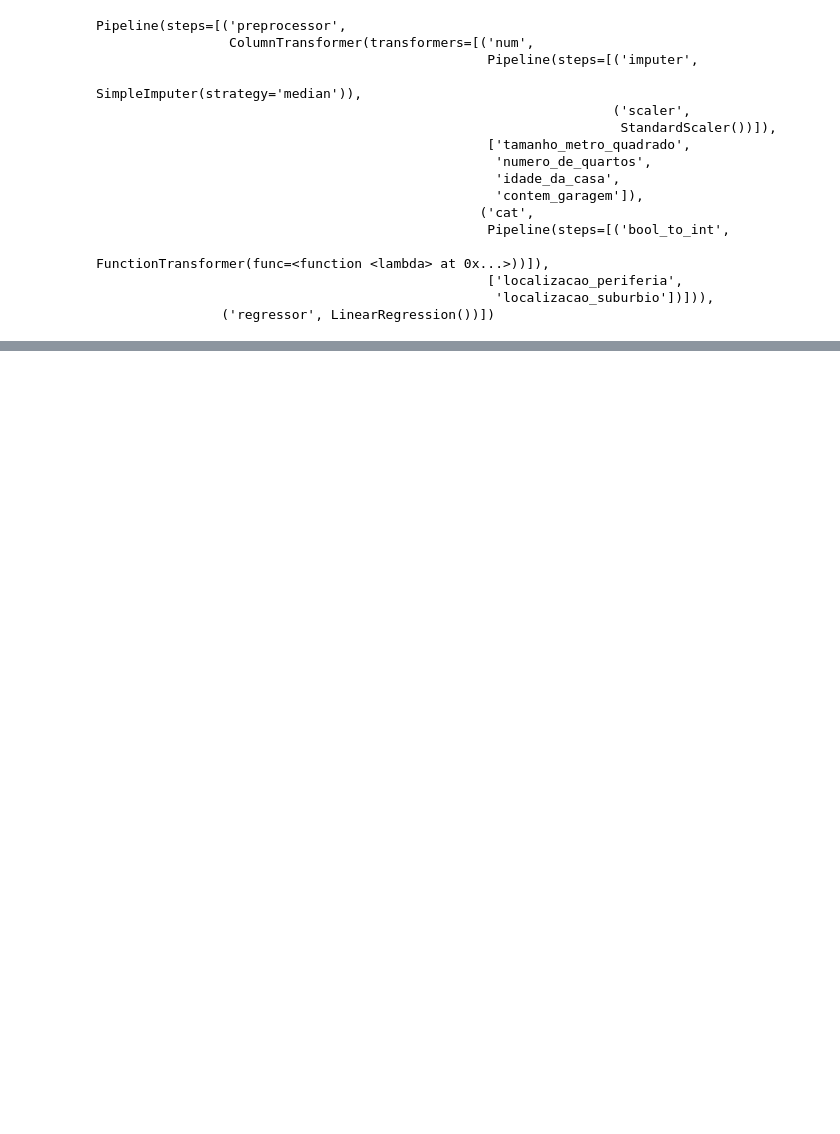
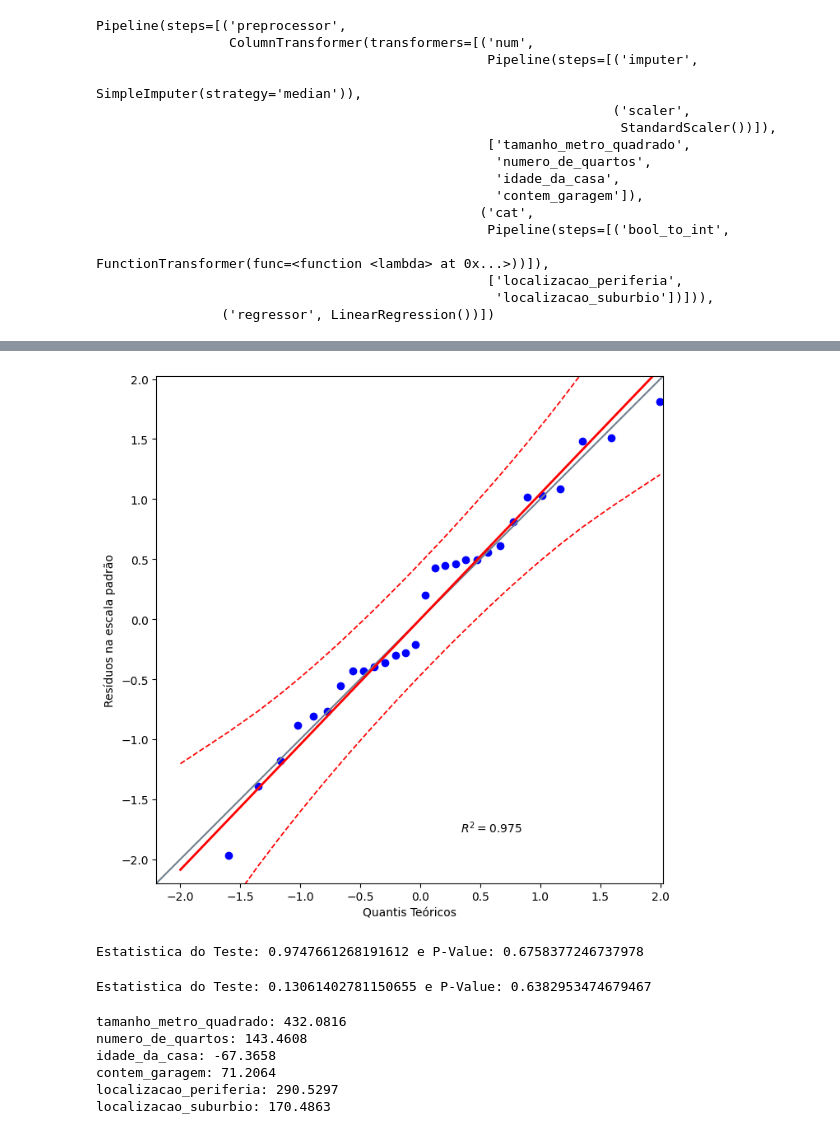
Before and after one commit to Julia61/DesafiosDaRocketseat, a Jupyter notebook: DesafioRegressaoLinearMultipla/regressao_linear_multipla.ipynb, the cells around one changed output, grey strips where cells are left out. Saved outputs shown, nothing was run; the diff lists cells and outputs as text; code cells hidden in the pictures; blank space fills up the shorter version.

```diff
--- a/DesafioRegressaoLinearMultipla/regressao_linear_multipla.ipynb
+++ b/DesafioRegressaoLinearMultipla/regressao_linear_multipla.ipynb
@@ -186,0 +226,20 @@ array([1796.35423055])
+# %%
+import pingouin as pg
+plt.figure(figsize=(14, 8))
+pg.qqplot(residuos_std, dist='norm', confidence=0.95)
+plt.xlabel('Quantis Teóricos')
+plt.ylabel('Resíduos na escala padrão')
+plt.show()
+# %% [output]
+[figure, added]
+# %%
+from scipy.stats import shapiro, kstest, anderson
+stat_shapiro, p_value_shapiro = shapiro(residuos)
+print("Estatistica do Teste: {} e P-Value: {}".format(stat_shapiro,p_value_shapiro))
+# %% [output]
+Estatistica do Teste: 0.9747661268191612 e P-Value: 0.6758377246737978
+# %%
+stat_ks, p_value_ks = kstest(residuos_std, 'norm')
+print("Estatistica do Teste: {} e P-Value: {}".format(stat_ks,p_value_ks))
+# %% [output]
+Estatistica do Teste: 0.13061402781150655 e P-Value: 0.6382953474679467
@@ -186,0 +254,10 @@ array([1796.35423055])
+# %%
+for nome, coef in zip(nomes_finais, modelo.coef_):
+    print(f'{nome}: {coef:.4f}')
+# %% [output]
+tamanho_metro_quadrado: 432.0816
+numero_de_quartos: 143.4608
+idade_da_casa: -67.3658
+contem_garagem: 71.2064
+localizacao_periferia: 290.5297
+localizacao_suburbio: 170.4863
```
Also changed, not shown: parts of 19 cells of this notebook, 3 other files.
